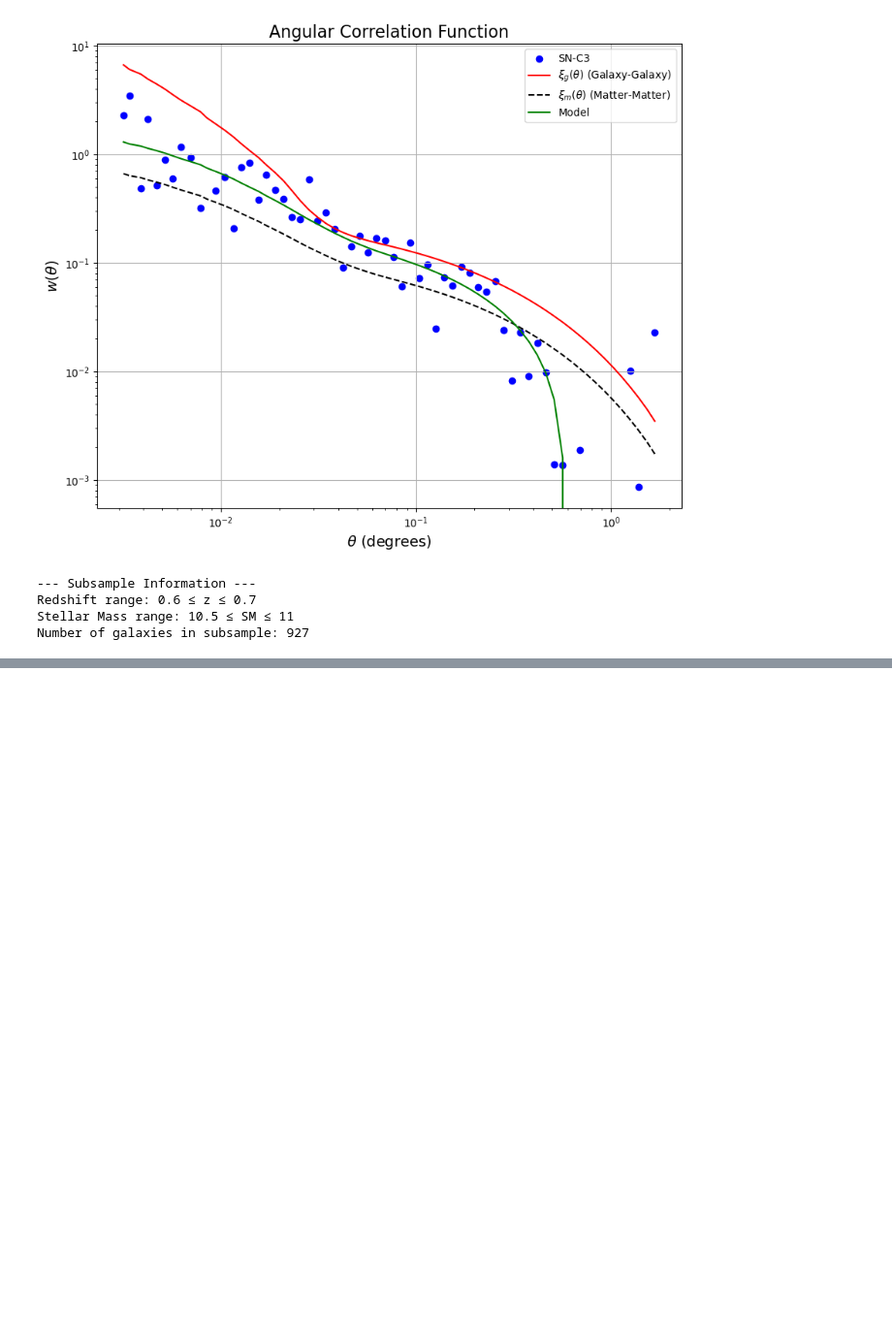
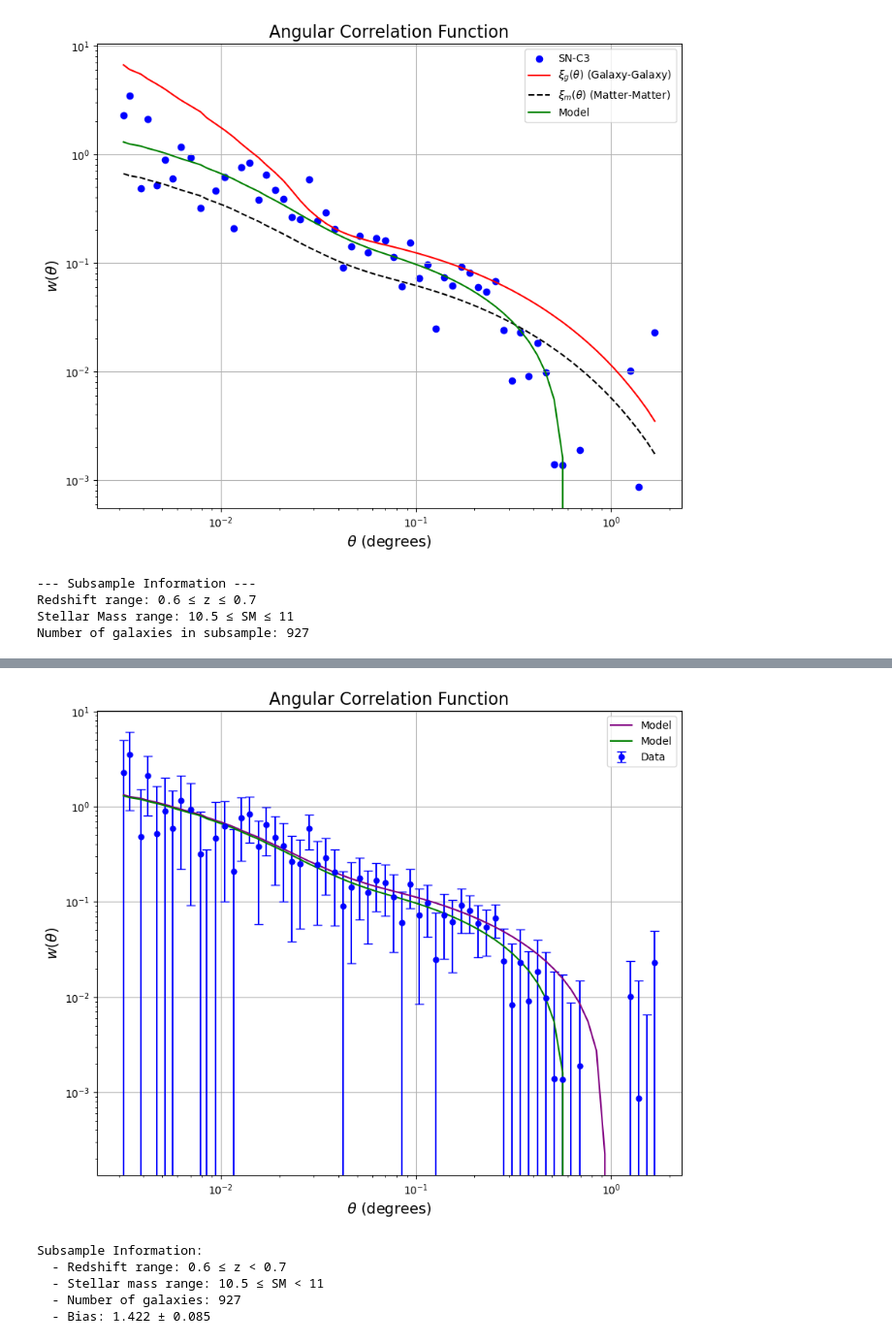
Before and after one commit to OtiliaIrina/Master_Thesis, a Jupyter notebook: New code/New_Test.ipynb, the cells around one changed output, grey strips where cells are left out. Shown at 97% size. Saved outputs shown, nothing was run; the diff lists cells and outputs as text; code cells hidden in the pictures; blank space fills up the shorter version.

```diff
--- a/New code/New_Test.ipynb
+++ b/New code/New_Test.ipynb
@@ -363,0 +289,4 @@ def count_pairs(catalog, random_catalog, theta_edges):
+# %%
+std_dev= np.std(bootstrap_w_theta, axis=0) #woks better with axis=0 than axis=1 (errors are very big in the latter case)
+print(std_dev)
+std_dev.shape
@@ -364,69 +345,33 @@ def count_pairs(catalog, random_catalog, theta_edges):
 # %%
+IC_values = np.array(bias_estimator.IC_list)  # Integral Constraint correction
+model_values = xi_m_values * bias_values[0]**2 - IC_values[0]  # single subsample
+N = len(subsample.filtered_catalog)  # Number of galaxies in the subsample
 
+IC = bias_estimator.integral_constraint(xi_m, results['rr_counts'])
 
-# Parameters for bootstrap
-num_bootstrap_samples = 100
-theta_edges = np.linspace(-2.5, 0.25, 50)  # Log of min and max separation in degrees
+plt.figure(figsize=(10, 8))
+plt.errorbar(theta_values, w_theta_values, yerr=std_dev, fmt='o', color='blue', capsize=4, markersize=5, label='Data')
+plt.plot(theta_values, xi_m_values * bias_values[0]**2 - IC, label='Model', color='purple')
+plt.plot(theta_values, model_values, label=r'Model', color='g')
 
-results = subsample.get_results()
-
-theta_values = results['theta']
-w_theta_values = results['w_theta']
-xi_m_values = results['xi_m']
-rr_counts = results['rr_counts']
-
-N = len(subsample.filtered_catalog)  # Number of galaxies in the subsample
-w_theta_bootstrap = []  # Store w_theta for each bootstrap sample
-
-for j in range(num_bootstrap_samples):
-    # Generate bootstrap sample indices
-    sample_indices = np.random.choice(np.arange(N), size=N, replace=True)
-    bs_galaxies = subsample.filtered_catalog[sample_indices]
-
-    # Compute DD and DR using the bootstrap sample
-    dd_counts = count_pairs_in_theta_bin(bs_galaxies, theta_edges)
-    dr_counts = count_pairs(bs_galaxies, subsample.randoms, theta_edges)
-
-    # Normalize the counts
-    dd = dd_counts / np.sum(dd_counts)
-    rr = rr_counts / np.sum(rr_counts)
-    dr = dr_counts / np.sum(dr_counts)
-
-    # Compute bootstrap w(θ) using the Landy & Szalay (1993) estimator
-    w_theta = (dd - 2 * dr + rr) / rr
-    w_theta_bootstrap.append(w_theta)
-
-# Compute variance and covariance matrix from bootstrap samples
-variance = np.var(w_theta_bootstrap, axis=0)
-covariance = np.cov(w_theta_bootstrap)
-
-# Bias estimation
-bias_estimator = BiasEstimator(
-    subsample.xi_g,
-    [w_theta_values],
-    [np.sqrt(variance)],  # Bootstrap errors
-    [rr_counts],
-    mask=np.ones_like(theta_values, dtype=bool)
-)
-bias_values, bias_errors = bias_estimator.estimate_bias()
-IC = bias_estimator.integral_constraint(xi_m_values, rr_counts)
-
-# Plot the bootstrap result
-plt.figure(figsize=(8, 6))
-plt.errorbar(theta_values, w_theta_values, yerr=np.sqrt(variance), fmt='o', color='blue', capsize=4, markersize=5, label='Data')
-plt.plot(theta_values, xi_m_values * bias_values[0]**2 - IC, label='Model', color='g')
 plt.xlabel(r'$\theta$ (degrees)', fontsize=14)
 plt.ylabel(r'$w(\theta)$', fontsize=14)
-plt.title(f'Angular Correlation Function (Single Subsample)', fontsize=16)
+plt.title('Angular Correlation Function' , fontsize=16)
 plt.xscale('log')
 plt.yscale('log')
 plt.legend()
 plt.grid(True)
 plt.show()
 
-# Print subsample info
 print("\nSubsample Information:")
 print(f"  - Redshift range: {subsample.z_min} ≤ z < {subsample.z_max}")
-print(f"  - Stellar mass range: {subsample.SM_min:.1e} ≤ SM < {subsample.SM_max:.1e}")
+print(f"  - Stellar mass range: {subsample.SM_min} ≤ SM < {subsample.SM_max}")
 print(f"  - Number of galaxies: {N}")
 print(f"  - Bias: {bias_values[0]:.3f} ± {bias_errors[0]:.3f}")
+# %% [output]
+[figure, added]
+Subsample Information:
+  - Redshift range: 0.6 ≤ z < 0.7
+  - Stellar mass range: 10.5 ≤ SM < 11
+  - Number of galaxies: 927
+  - Bias: 1.422 ± 0.085
```
Also changed, not shown: parts of 10 cells of this notebook.
